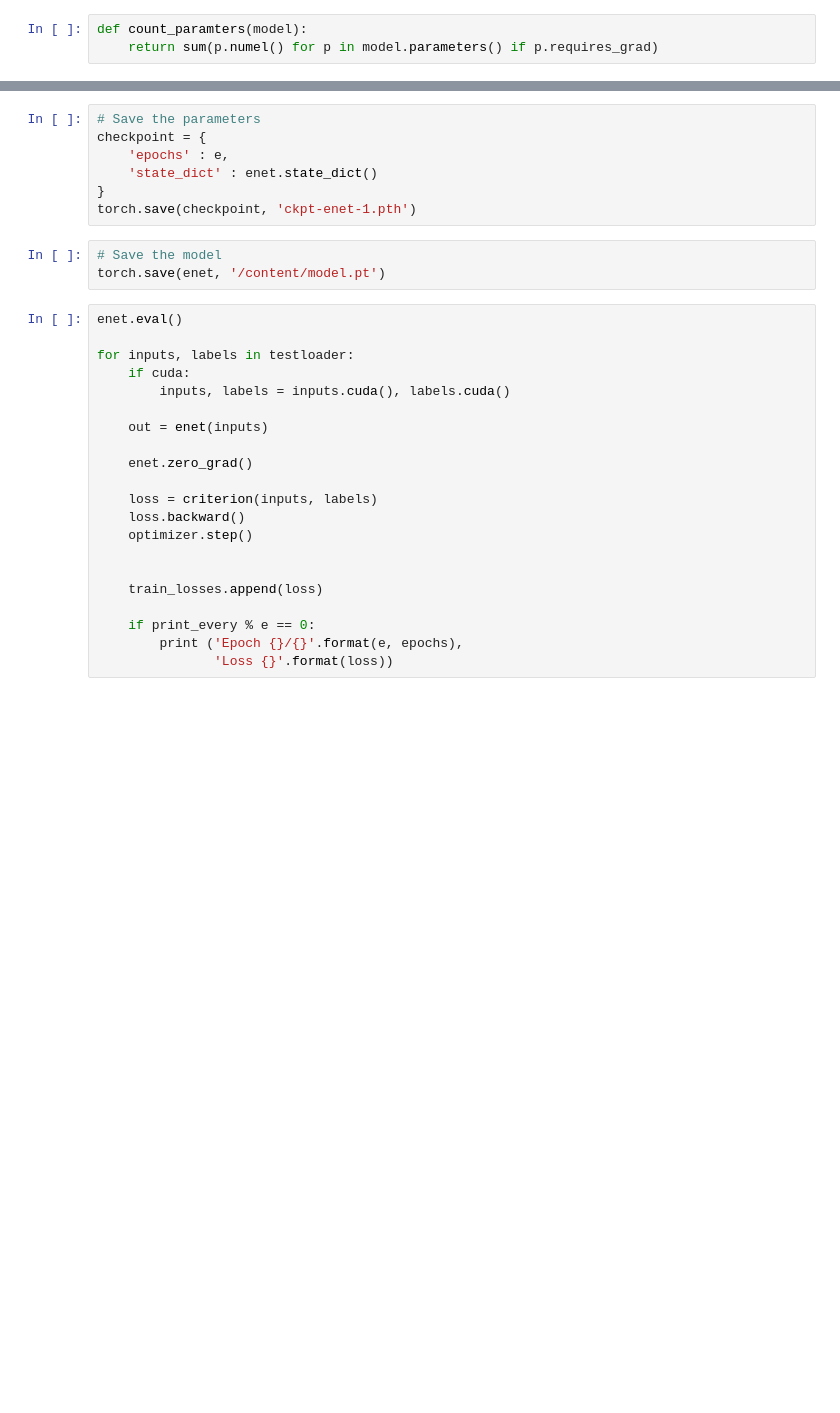
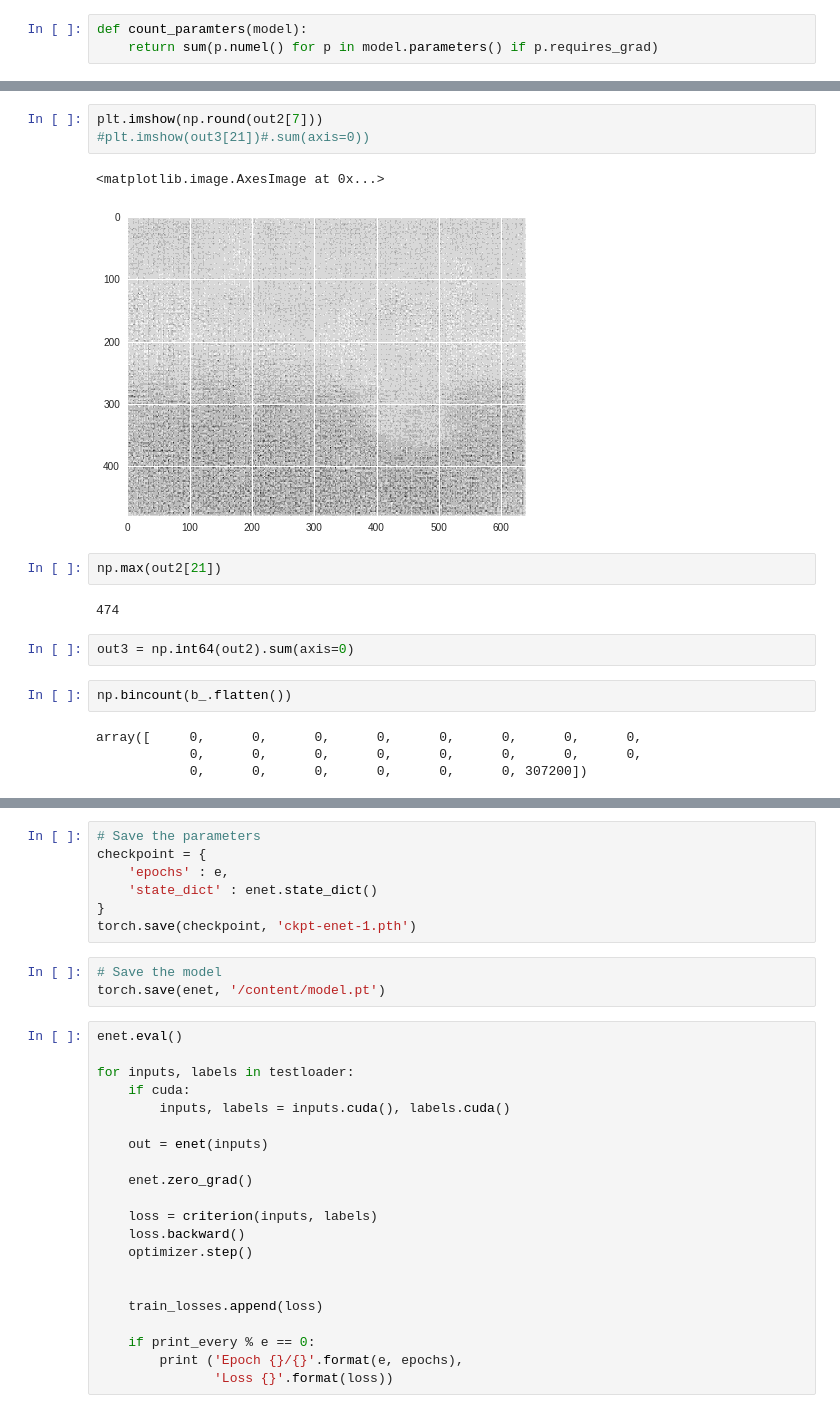
Before and after one commit to iArunava/ENet-Real-Time-Semantic-Segmentation, a Jupyter notebook: ENet.ipynb, the cells around one changed output, grey strips where cells are left out. Drawn from its saved outputs; the diff is of its cells as text; blank space fills up the shorter version.

```diff
--- a/ENet.ipynb
+++ b/ENet.ipynb
@@ -684,0 +770,18 @@ count_paramters(_a)
+# %%
+plt.imshow(np.round(out2[7]))
+#plt.imshow(out3[21])#.sum(axis=0))
+# %% [output]
+<matplotlib.image.AxesImage at 0x...>
+[figure, added]
+# %%
+np.max(out2[21])
+# %% [output]
+474
+# %%
+out3 = np.int64(out2).sum(axis=0)
+# %%
+np.bincount(b_.flatten())
+# %% [output]
+array([     0,      0,      0,      0,      0,      0,      0,      0,
+            0,      0,      0,      0,      0,      0,      0,      0,
+            0,      0,      0,      0,      0,      0, 307200])
```
Also changed, not shown: parts of 43 cells of this notebook.
